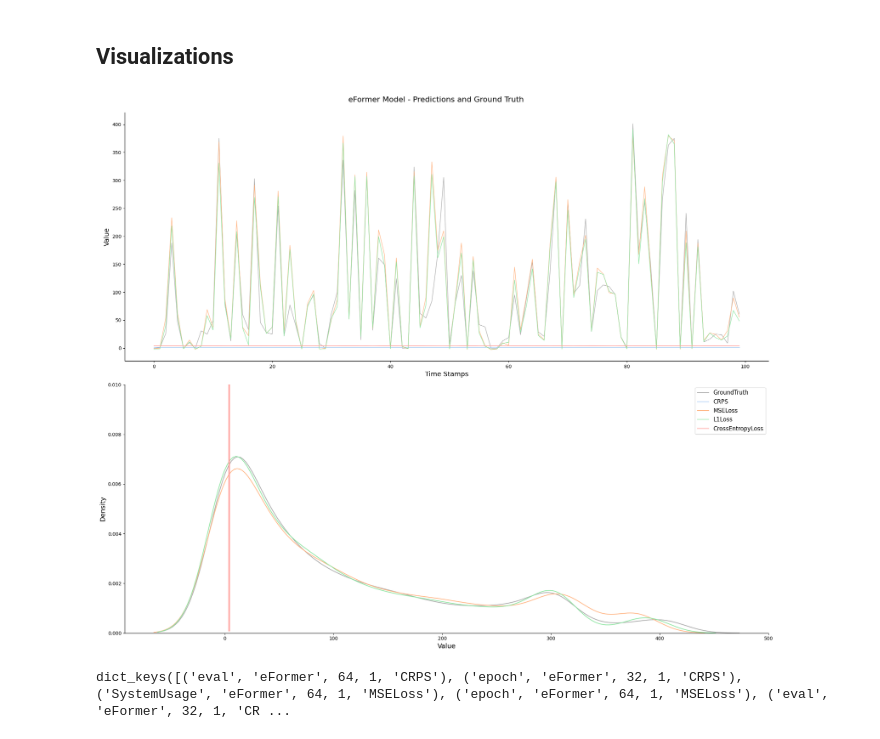
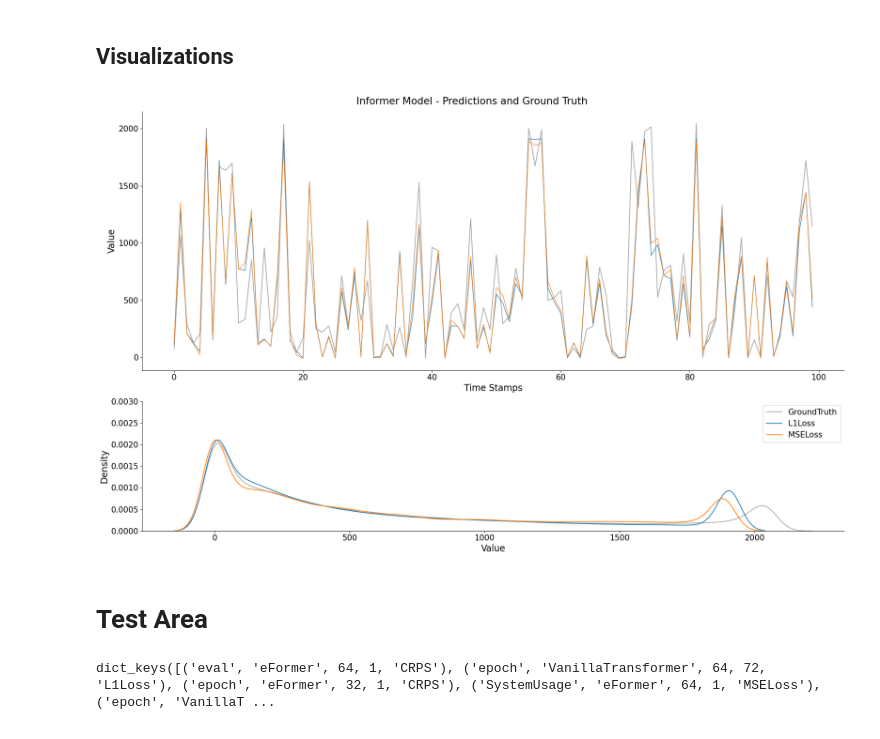
Before and after one commit to janbesler/Masterarbeit, a Jupyter notebook: src/3_Visualizations.ipynb, the cells around one changed output. Cells and saved outputs as stored; diff of their text form; code cells hidden in the pictures.

```diff
--- a/src/3_Visualizations.ipynb
+++ b/src/3_Visualizations.ipynb
@@ -302,7 +384,7 @@ import pandas as pd
 from os.path import basename
 
 # Define the pattern to match the filenames
-pattern = r"df_(.*?)_(.*?)(_emb)(\d+)_pred(\d+)_(.*?).csv"
+pattern = r'df_(.*?)_(.*?)(_emb)(\d+)_pred(\d+)_(.*?).csv'
 
 # Use glob to find all csv files matching the pattern
 files = glob.glob('../data/Results/df_*_*_emb*_pred*_*.csv')
@@ -318,16 +400,16 @@ for file in files:
     match = re.match(pattern, file_basename)
     if match:
         result_type = match.group(1)
-        model_name = match.group(2)
+        model_name = match.group(2).rstrip('_')
         embedding_length = match.group(4)
-        prediciton_length = match.group(5)
+        prediction_length = match.group(5)
         loss_function = match.group(6)
 
         # Read the csv file into a pandas DataFrame
         df = pd.read_csv(file)
 
         # Store the DataFrame in the dictionary with a tuple key for easy sorting
-        DL_dfs[(result_type, model_name, int(embedding_length), int(prediciton_length), loss_function)] = df
+        DL_dfs[(result_type, model_name, int(embedding_length), int(prediction_length), loss_function)] = df
     else:
         # If no match, print the filename for review
         print(f"No match for file: {file_basename}")
@@ -521,15 +732,19 @@ for key, duration in mean_epoch_durations.items():
 # %% [markdown]
 ## Visualizations
 # %%
-def eval_df_with_kde(model, data_frames, prediction_length, exclude_loss_functions=[]):
+def eval_df_with_kde(model, data_frames, prediction_length, embedding_length=32, exclude_loss_functions=[], tick_size=10):
     """
     Aggregate predictions by model and loss function for 'eval' keys from the data frames,
     and plot both time series and KDE plots of predictions and ground truth, excluding specified loss functions from the KDE plot.
+    Now includes manual setting for tick sizes and modified KDE plot height.
 
     Parameters:
     - model: String value of the Model to test.
     - data_frames: Dictionary mapping keys to pandas DataFrames.
+    - prediction_length: Integer, the length of the prediction period.
+    - embedding_length: Integer, the dimension of embedding. Default is 32.
     - exclude_loss_functions: List of loss function names to exclude from the KDE plot.
+    - tick_size: Integer, size of the ticks in the plots.
 
     Returns:
     - A matplotlib figure with time series and KDE plots.
@@ -540,77 +755,69 @@ def eval_df_with_kde(model, data_frames, prediction_length, exclude_loss_functio
 
     # Loop over each key to process 'eval' data frames
     for key in data_frames.keys():
-        if 'eval' in key and key[1] == model and key[2] == prediction_length:
+        if 'eval' in key and key[1] == model and key[2] == embedding_length and key[3] == prediction_length:
             _, _, _, _, loss_function = key
             df = data_frames[key]
 
             # Extend the ground truths if this is a larger set
             if len(df) > len(ground_truths):
-                ground_truths = df['GroundTruth'].tolist()
+                ground_truths = df['GroundTruth'].str.strip('[]').astype(float).tolist()
 
             # Store predictions keyed by loss function
             predictions[loss_function] = df['Predictions'].str.strip('[]').astype(float).tolist()
 
     # Determine the maximum length needed for any column
     max_length = max(len(ground_truths), max(len(pred) for pred in predictions.values()))
 
     # Pad all prediction lists to the max length with NaN
     for loss_function in predictions:
         current_length = len(predictions[loss_function])
         if current_length < max_length:
             predictions[loss_function].extend([np.nan] * (max_length - current_length))
 
     # Assemble the final DataFrame
     aggregated_data = {'GroundTruth': ground_truths[:max_length]}
     aggregated_data.update(predictions)
     aggregated_df = pd.DataFrame(aggregated_data)
 
-    # Define a consistent color palette
-    ground_truth_color = 'darkgrey'  # or any color you prefer
-    columns_to_plot = [col for col in aggregated_df.columns if col not in exclude_loss_functions and col != 'GroundTruth']
-    palette = sns.color_palette("pastel", len(columns_to_plot))  # Adjust the palette as needed
-    color_dict = {col: color for col, color in zip(columns_to_plot, palette)}
-
     # Plotting
-    fig, ax = plt.subplots(2,1, figsize=(20, 16))
+    fig, (ax1, ax2) = plt.subplots(2, 1, figsize=(20, 12), gridspec_kw={'height_ratios': [1, 0.5]})
+    tick_size=15
 
     # Time Series plot
-    # Plot "GroundTruth" first so it's in the legend
-    sns.lineplot(ax=ax[0], x=range(len(aggregated_df[:100])), y=aggregated_df[:100]['GroundTruth'],
-                 label='GroundTruth', color=ground_truth_color, linewidth=1)
-    for column in columns_to_plot:
-        sns.lineplot(ax=ax[0], x=range(len(aggregated_df[:100])), y=aggregated_df[:100][column],
-                     label=column, color=color_dict[column], linewidth=1)
-    ax[0].set_xlabel('Time Stamps', fontsize=14)
-    ax[0].set_ylabel('Value', fontsize=14)
-    ax[0].legend().set_visible(False)  # Explicitly hide the legend
-
-    sns.despine(ax=ax[0])  # Remove spines on right and top side
+    sns.lineplot(ax=ax1, x=range(len(aggregated_df[:100])), y=aggregated_df[:100]['GroundTruth'],
+                 label='GroundTruth', color='darkgrey', linewidth=1.5)
+    for column in [col for col in aggregated_df.columns if col not in exclude_loss_functions and col != 'GroundTruth']:
+        sns.lineplot(ax=ax1, x=range(len(aggregated_df[:100])), y=aggregated_df[:100][column],
+                     label=column, linewidth=1)
+    ax1.set_xlabel('Time Stamps', fontsize=(tick_size + 2))
+    ax1.set_ylabel('Value', fontsize=(tick_size + 2))
+    ax1.legend().set_visible(False)
+    ax1.tick_params(labelsize=tick_size)
 
     # KDE plot
-    # Plot "GroundTruth" KDE first so it's in the legend
-    sns.kdeplot(ax=ax[1], data=aggregated_df['GroundTruth'], label='GroundTruth', color=ground_truth_color)
-    for column in columns_to_plot:
-        sns.kdeplot(ax=ax[1], data=aggregated_df[column], label=column, color=color_dict[column])
-    ax[1].set_ylim([0, 0.01])
-    ax[1].set_xlabel('Value', fontsize=14)
-    ax[1].set_ylabel('Density', fontsize=14)
-    ax[1].legend(title_fontsize='13', fontsize='12')
+    sns.kdeplot(ax=ax2, data=aggregated_df['GroundTruth'], label='GroundTruth', color='darkgrey')
+    for column in [col for col in aggregated_df.columns if col not in exclude_loss_functions and col != 'GroundTruth']:
+        sns.kdeplot(ax=ax2, data=aggregated_df[column], label=column)
+    ax2.set_ylim([0, 0.003])  # Adjust the y-axis limit to make the plot half as high
+    ax2.set_xlabel('Value', fontsize=(tick_size + 2))
+    ax2.set_ylabel('Density', fontsize=(tick_size + 2))
+    ax2.legend(title_fontsize=(tick_size + 1), fontsize=(tick_size))
+    ax2.tick_params(labelsize=tick_size)
 
-    sns.despine(ax=ax[1])  # Remove spines on right and top side
-
-    plt.tight_layout()  # Prevent overlapping
-
-    # Set a title for the whole figure
-    fig.suptitle(f'{model} Model - Predictions and Ground Truth', fontsize=16, y=1.02)
+    sns.despine()  # Remove spines on right and top side
+    plt.tight_layout()
+    fig.suptitle(f'{model} Model - Predictions and Ground Truth', fontsize=(tick_size + 4), y=1.02)
     plt.savefig(f'../graphs/results/{model}_pred{prediction_length}_analysis.png', dpi=600, bbox_inches='tight')
     plt.show()
 
 # Example usage:
-eval_df_with_kde('eFormer', DL_dfs, 1, exclude_loss_functions=[])
+eval_df_with_kde('Informer', DL_dfs, prediction_length=6, exclude_loss_functions=[])
 # %% [output]
-[figure, old version]
+[figure, new version]
+# %% [markdown]
+# Test Area
 # %%
 DL_dfs.keys()
 # %% [output]
-dict_keys([('eval', 'eFormer', 64, 1, 'CRPS'), ('epoch', 'eFormer', 32, 1, 'CRPS'), ('SystemUsage', 'eFormer', 64, 1, 'MSELoss'), ('epoch', 'eFormer', 64, 1, 'MSELoss'), ('eval', 'eFormer', 32, 1, 'CR ...
+dict_keys([('eval', 'eFormer', 64, 1, 'CRPS'), ('epoch', 'VanillaTransformer', 64, 72, 'L1Loss'), ('epoch', 'eFormer', 32, 1, 'CRPS'), ('SystemUsage', 'eFormer', 64, 1, 'MSELoss'), ('epoch', 'VanillaT ...
```
Also changed, not shown: parts of 19 cells of this notebook, 6 other files.
